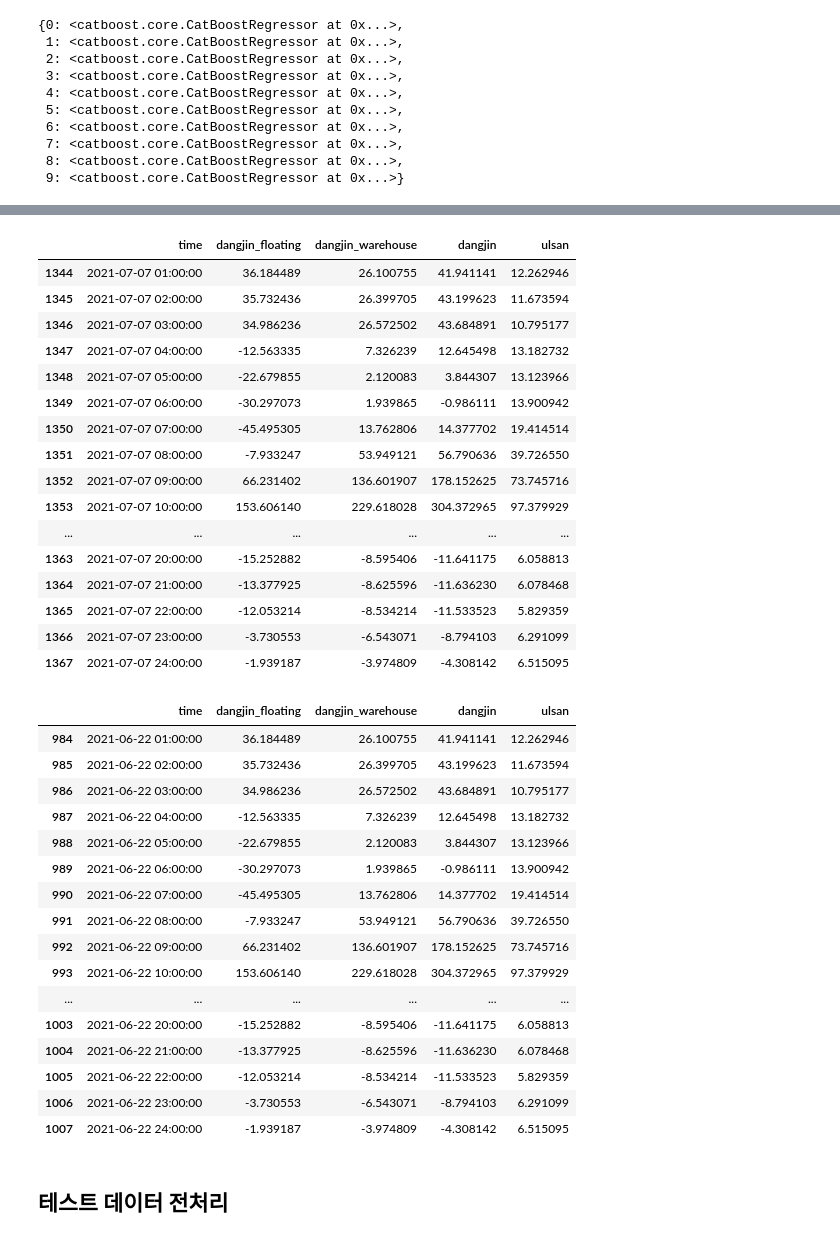
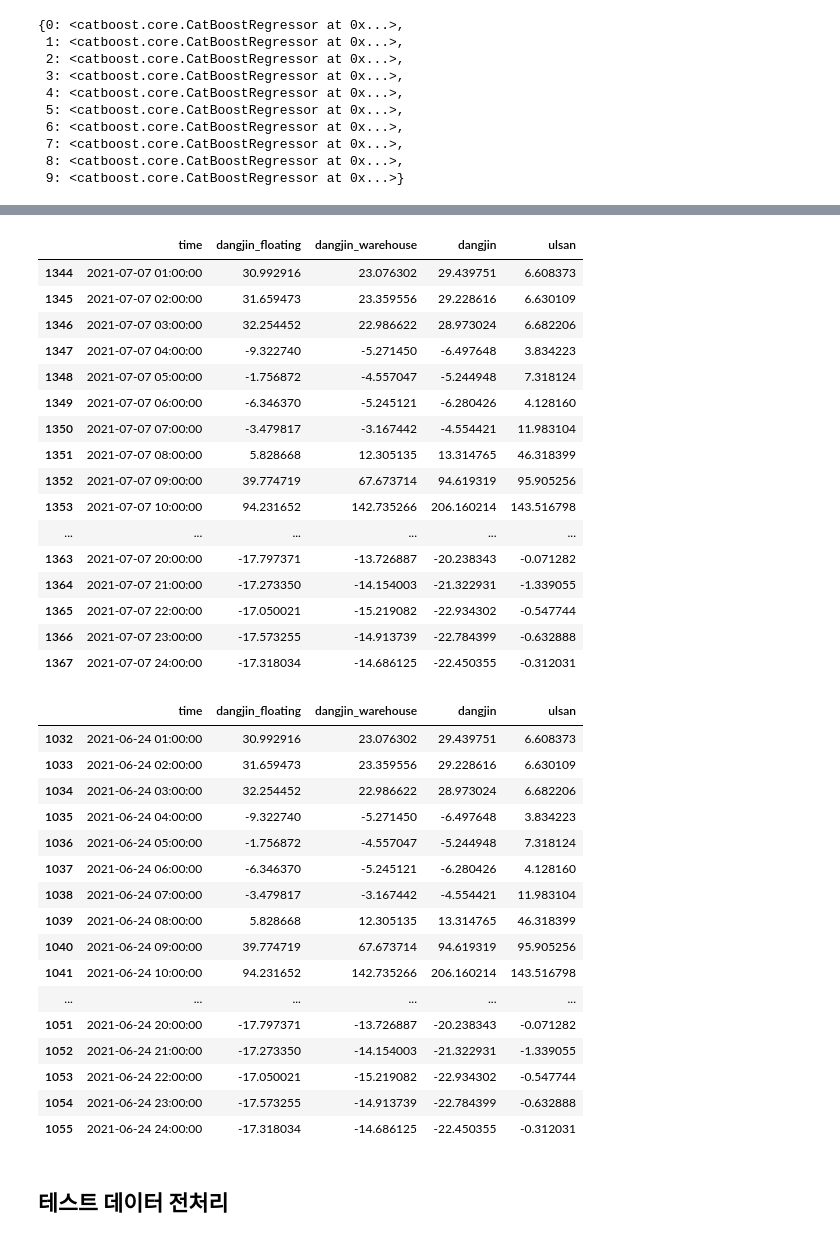
Before and after one commit to parkchanghyup/Dacon, a Jupyter notebook: 동서발전/동서발전_private.ipynb, the cells around one changed output, grey strips where cells are left out. Saved outputs shown, nothing was run; the diff lists cells and outputs as text; code cells hidden in the pictures.

```diff
--- a/동서발전/동서발전_private.ipynb
+++ b/동서발전/동서발전_private.ipynb
@@ -893,9 +891,9 @@ def private(nx,ny,fcst_day,date):
 #ulsan = 102, 83
 #nx, ny = '53','44'
 
-fcst_day='20210622'# 오늘 날짜
-date = '2021-06-23'  #내일 날짜
-day = 14 #6월 8일  = 1
+fcst_day='20210625'# 오늘 날짜
+date = '2021-06-26'  #내일 날짜
+day = 15 #6월 8일  = 1
 ulsan = private('102' ,'83' ,fcst_day,date)
 dangjin = private('53','44' ,fcst_day,date)
 # %% [output]
@@ -919,7 +917,7 @@ category:WindSpeed, WSD baseTime: 2300 , fcstTime: 0600 , fcstValue: 5.6
 # %%
 def test_datast(fcst_df):
-    start = '2021-06-23 0:00'
-    end = '2021-06-23 23:00'
+    start = '2021-06-26 0:00'
+    end = '2021-06-26 23:00'
 
     start_idx = fcst_df[fcst_df['Forecast_time']==start].index[0]
     end_idx = fcst_df[fcst_df['Forecast_time']==end].index[0]
@@ -1090,43 +1088,43 @@ Name: ulsan, dtype: float64
 submission.iloc[24*28+24*(day-1):24*28+24*day,:]
 # %% [output]
 |  | time | dangjin_floating | dangjin_warehouse | dangjin | ulsan |
-| 1344 | 2021-07-07 01:00:00 | 36.184489 | 26.100755 | 41.941141 | 12.262946 |
-| 1345 | 2021-07-07 02:00:00 | 35.732436 | 26.399705 | 43.199623 | 11.673594 |
-| 1346 | 2021-07-07 03:00:00 | 34.986236 | 26.572502 | 43.684891 | 10.795177 |
-| 1347 | 2021-07-07 04:00:00 | -12.563335 | 7.326239 | 12.645498 | 13.182732 |
-| 1348 | 2021-07-07 05:00:00 | -22.679855 | 2.120083 | 3.844307 | 13.123966 |
-| 1349 | 2021-07-07 06:00:00 | -30.297073 | 1.939865 | -0.986111 | 13.900942 |
-| 1350 | 2021-07-07 07:00:00 | -45.495305 | 13.762806 | 14.377702 | 19.414514 |
-| 1351 | 2021-07-07 08:00:00 | -7.933247 | 53.949121 | 56.790636 | 39.726550 |
-| 1352 | 2021-07-07 09:00:00 | 66.231402 | 136.601907 | 178.152625 | 73.745716 |
-| 1353 | 2021-07-07 10:00:00 | 153.606140 | 229.618028 | 304.372965 | 97.379929 |
+| 1344 | 2021-07-07 01:00:00 | 30.992916 | 23.076302 | 29.439751 | 6.608373 |
+| 1345 | 2021-07-07 02:00:00 | 31.659473 | 23.359556 | 29.228616 | 6.630109 |
+| 1346 | 2021-07-07 03:00:00 | 32.254452 | 22.986622 | 28.973024 | 6.682206 |
+| 1347 | 2021-07-07 04:00:00 | -9.322740 | -5.271450 | -6.497648 | 3.834223 |
+| 1348 | 2021-07-07 05:00:00 | -1.756872 | -4.557047 | -5.244948 | 7.318124 |
+| 1349 | 2021-07-07 06:00:00 | -6.346370 | -5.245121 | -6.280426 | 4.128160 |
+| 1350 | 2021-07-07 07:00:00 | -3.479817 | -3.167442 | -4.554421 | 11.983104 |
+| 1351 | 2021-07-07 08:00:00 | 5.828668 | 12.305135 | 13.314765 | 46.318399 |
+| 1352 | 2021-07-07 09:00:00 | 39.774719 | 67.673714 | 94.619319 | 95.905256 |
+| 1353 | 2021-07-07 10:00:00 | 94.231652 | 142.735266 | 206.160214 | 143.516798 |
 | ... | ... | ... | ... | ... | ... |
-| 1363 | 2021-07-07 20:00:00 | -15.252882 | -8.595406 | -11.641175 | 6.058813 |
-| 1364 | 2021-07-07 21:00:00 | -13.377925 | -8.625596 | -11.636230 | 6.078468 |
-| 1365 | 2021-07-07 22:00:00 | -12.053214 | -8.534214 | -11.533523 | 5.829359 |
-| 1366 | 2021-07-07 23:00:00 | -3.730553 | -6.543071 | -8.794103 | 6.291099 |
-| 1367 | 2021-07-07 24:00:00 | -1.939187 | -3.974809 | -4.308142 | 6.515095 |
+| 1363 | 2021-07-07 20:00:00 | -17.797371 | -13.726887 | -20.238343 | -0.071282 |
+| 1364 | 2021-07-07 21:00:00 | -17.273350 | -14.154003 | -21.322931 | -1.339055 |
+| 1365 | 2021-07-07 22:00:00 | -17.050021 | -15.219082 | -22.934302 | -0.547744 |
+| 1366 | 2021-07-07 23:00:00 | -17.573255 | -14.913739 | -22.784399 | -0.632888 |
+| 1367 | 2021-07-07 24:00:00 | -17.318034 | -14.686125 | -22.450355 | -0.312031 |
 # %%
-day = 14
+day = 16
 submission.iloc[24*28+24*(day-1):24*28+24*day,:]
 # %% [output]
 |  | time | dangjin_floating | dangjin_warehouse | dangjin | ulsan |
-| 984 | 2021-06-22 01:00:00 | 36.184489 | 26.100755 | 41.941141 | 12.262946 |
-| 985 | 2021-06-22 02:00:00 | 35.732436 | 26.399705 | 43.199623 | 11.673594 |
-| 986 | 2021-06-22 03:00:00 | 34.986236 | 26.572502 | 43.684891 | 10.795177 |
-| 987 | 2021-06-22 04:00:00 | -12.563335 | 7.326239 | 12.645498 | 13.182732 |
-| 988 | 2021-06-22 05:00:00 | -22.679855 | 2.120083 | 3.844307 | 13.123966 |
-| 989 | 2021-06-22 06:00:00 | -30.297073 | 1.939865 | -0.986111 | 13.900942 |
-| 990 | 2021-06-22 07:00:00 | -45.495305 | 13.762806 | 14.377702 | 19.414514 |
-| 991 | 2021-06-22 08:00:00 | -7.933247 | 53.949121 | 56.790636 | 39.726550 |
-| 992 | 2021-06-22 09:00:00 | 66.231402 | 136.601907 | 178.152625 | 73.745716 |
-| 993 | 2021-06-22 10:00:00 | 153.606140 | 229.618028 | 304.372965 | 97.379929 |
+| 1032 | 2021-06-24 01:00:00 | 30.992916 | 23.076302 | 29.439751 | 6.608373 |
+| 1033 | 2021-06-24 02:00:00 | 31.659473 | 23.359556 | 29.228616 | 6.630109 |
+| 1034 | 2021-06-24 03:00:00 | 32.254452 | 22.986622 | 28.973024 | 6.682206 |
+| 1035 | 2021-06-24 04:00:00 | -9.322740 | -5.271450 | -6.497648 | 3.834223 |
+| 1036 | 2021-06-24 05:00:00 | -1.756872 | -4.557047 | -5.244948 | 7.318124 |
+| 1037 | 2021-06-24 06:00:00 | -6.346370 | -5.245121 | -6.280426 | 4.128160 |
+| 1038 | 2021-06-24 07:00:00 | -3.479817 | -3.167442 | -4.554421 | 11.983104 |
+| 1039 | 2021-06-24 08:00:00 | 5.828668 | 12.305135 | 13.314765 | 46.318399 |
+| 1040 | 2021-06-24 09:00:00 | 39.774719 | 67.673714 | 94.619319 | 95.905256 |
+| 1041 | 2021-06-24 10:00:00 | 94.231652 | 142.735266 | 206.160214 | 143.516798 |
 | ... | ... | ... | ... | ... | ... |
-| 1003 | 2021-06-22 20:00:00 | -15.252882 | -8.595406 | -11.641175 | 6.058813 |
-| 1004 | 2021-06-22 21:00:00 | -13.377925 | -8.625596 | -11.636230 | 6.078468 |
-| 1005 | 2021-06-22 22:00:00 | -12.053214 | -8.534214 | -11.533523 | 5.829359 |
-| 1006 | 2021-06-22 23:00:00 | -3.730553 | -6.543071 | -8.794103 | 6.291099 |
-| 1007 | 2021-06-22 24:00:00 | -1.939187 | -3.974809 | -4.308142 | 6.515095 |
+| 1051 | 2021-06-24 20:00:00 | -17.797371 | -13.726887 | -20.238343 | -0.071282 |
+| 1052 | 2021-06-24 21:00:00 | -17.273350 | -14.154003 | -21.322931 | -1.339055 |
+| 1053 | 2021-06-24 22:00:00 | -17.050021 | -15.219082 | -22.934302 | -0.547744 |
+| 1054 | 2021-06-24 23:00:00 | -17.573255 | -14.913739 | -22.784399 | -0.632888 |
+| 1055 | 2021-06-24 24:00:00 | -17.318034 | -14.686125 | -22.450355 | -0.312031 |
 # %%
 submission.to_csv(fcst_day+'.csv',index=False)
 # %% [markdown]
```
Also changed, not shown: parts of 6 cells of this notebook.
